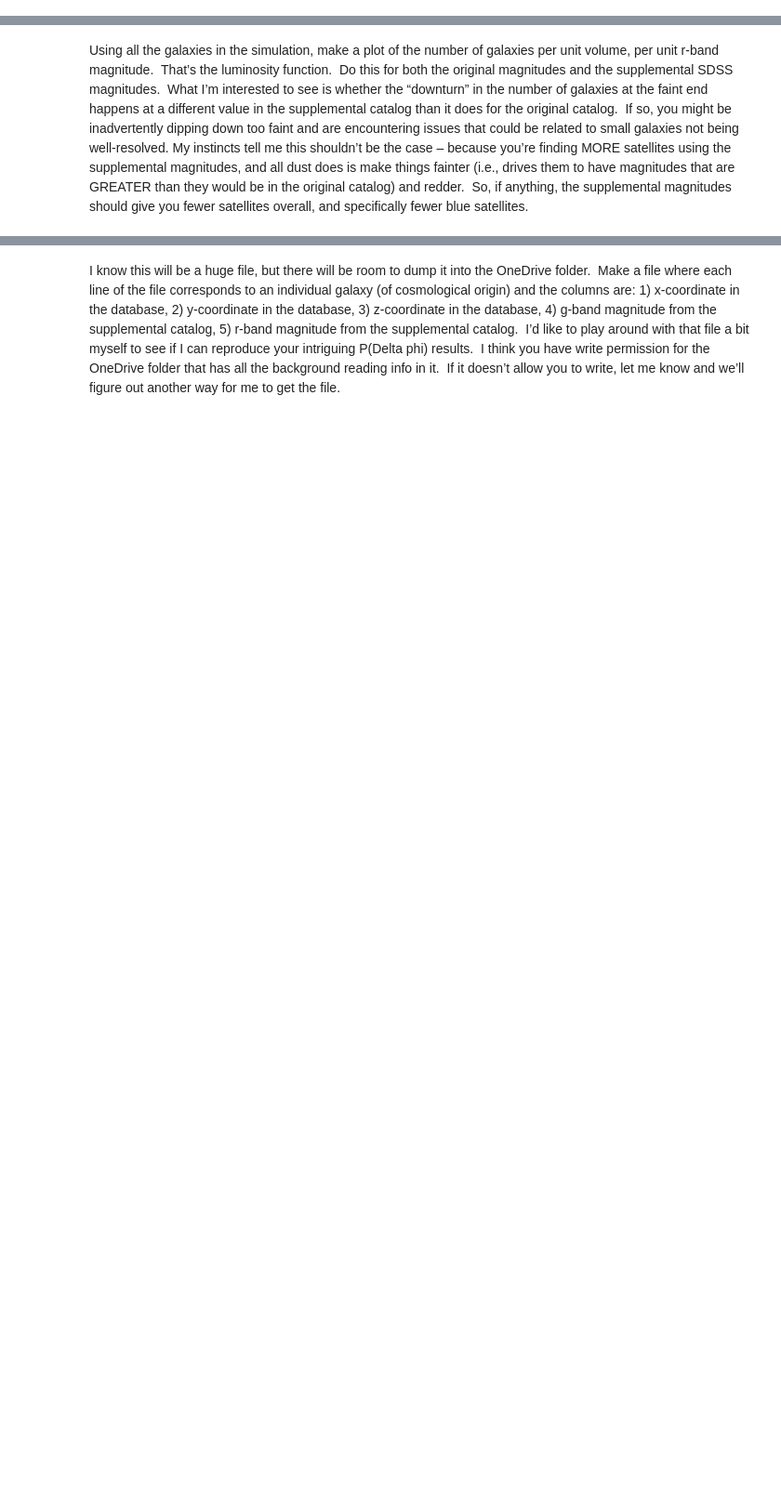
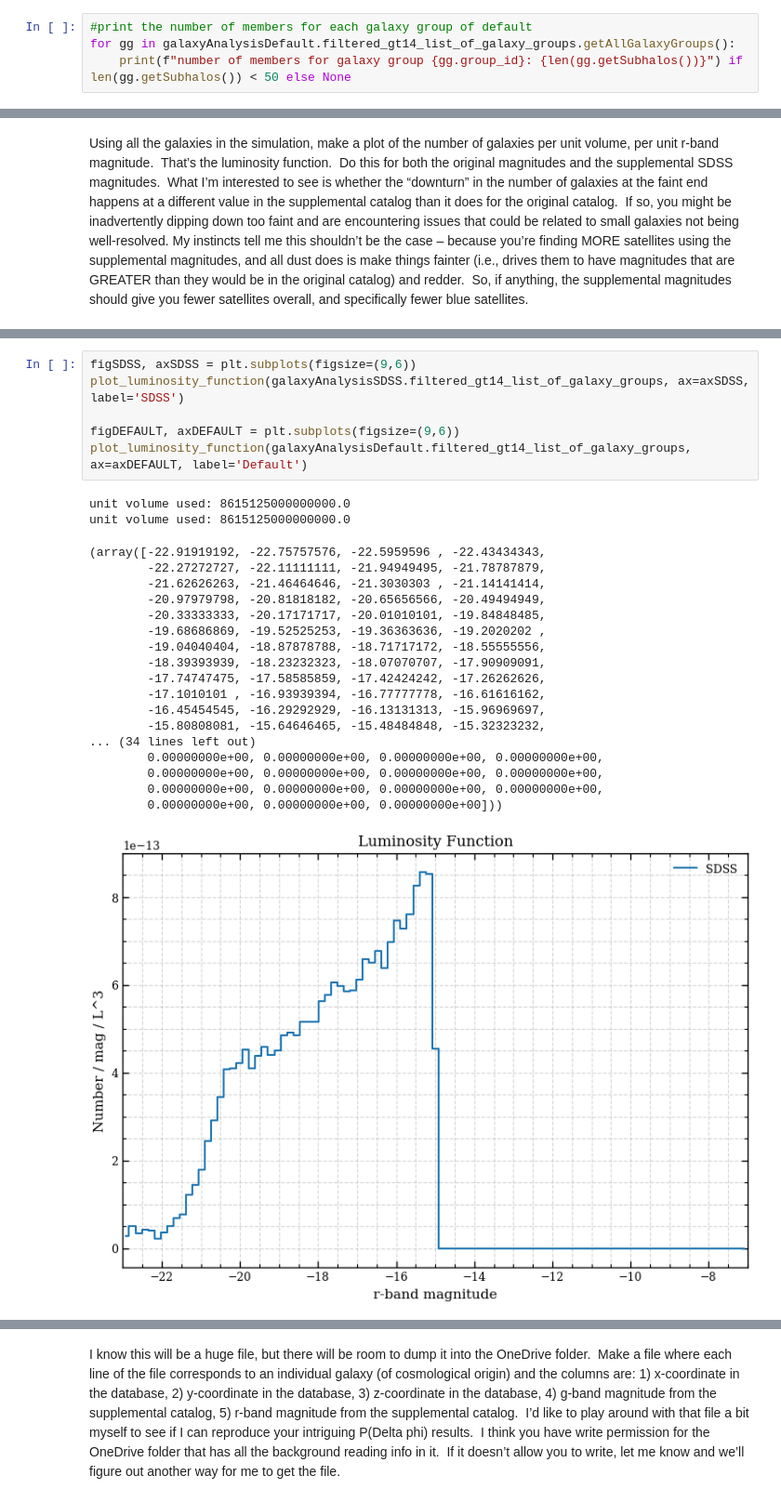
Before and after one commit to poulinal/sat-lopsidedness, a Jupyter notebook: src/myproject/redshiftGalaxyGroup copy 3.ipynb, the cells around one changed output, grey strips where cells are left out. Shown at 93% size. Saved outputs shown, nothing was run; the diff lists cells and outputs as text; blank space fills up the shorter version.

Commit message:
checking original analysis compared to redshiftGalaxyAnalysis

```diff
--- a/src/myproject/redshiftGalaxyGroup copy 3.ipynb
+++ b/src/myproject/redshiftGalaxyGroup copy 3.ipynb
@@ -22,0 +23,4 @@ Be sure that all the galaxies are cosmological in origin.  That is, be sure th
+# %%
+#print the number of members for each galaxy group of default
+for gg in galaxyAnalysisDefault.filtered_gt14_list_of_galaxy_groups.getAllGalaxyGroups():
+    print(f"number of members for galaxy group {gg.group_id}: {len(gg.getSubhalos())}") if len(gg.getSubhalos()) < 50 else None
@@ -24,0 +82,27 @@ Using all the galaxies in the simulation, make a plot of the number of galaxies
+# %%
+figSDSS, axSDSS = plt.subplots(figsize=(9,6))
+plot_luminosity_function(galaxyAnalysisSDSS.filtered_gt14_list_of_galaxy_groups, ax=axSDSS, label='SDSS')
+
+figDEFAULT, axDEFAULT = plt.subplots(figsize=(9,6))
+plot_luminosity_function(galaxyAnalysisDefault.filtered_gt14_list_of_galaxy_groups, ax=axDEFAULT, label='Default')
+# %% [output]
+unit volume used: 8615125000000000.0
+unit volume used: 8615125000000000.0
+(array([-22.91919192, -22.75757576, -22.5959596 , -22.43434343,
+        -22.27272727, -22.11111111, -21.94949495, -21.78787879,
+        -21.62626263, -21.46464646, -21.3030303 , -21.14141414,
+        -20.97979798, -20.81818182, -20.65656566, -20.49494949,
+        -20.33333333, -20.17171717, -20.01010101, -19.84848485,
+        -19.68686869, -19.52525253, -19.36363636, -19.2020202 ,
+        -19.04040404, -18.87878788, -18.71717172, -18.55555556,
+        -18.39393939, -18.23232323, -18.07070707, -17.90909091,
+        -17.74747475, -17.58585859, -17.42424242, -17.26262626,
+        -17.1010101 , -16.93939394, -16.77777778, -16.61616162,
+        -16.45454545, -16.29292929, -16.13131313, -15.96969697,
+        -15.80808081, -15.64646465, -15.48484848, -15.32323232,
+... (34 lines left out)
+        0.00000000e+00, 0.00000000e+00, 0.00000000e+00, 0.00000000e+00,
+        0.00000000e+00, 0.00000000e+00, 0.00000000e+00, 0.00000000e+00,
+        0.00000000e+00, 0.00000000e+00, 0.00000000e+00, 0.00000000e+00,
+        0.00000000e+00, 0.00000000e+00, 0.00000000e+00]))
+[figure, added]
```
Also changed, not shown: parts of 21 cells of this notebook, 10 other files.
